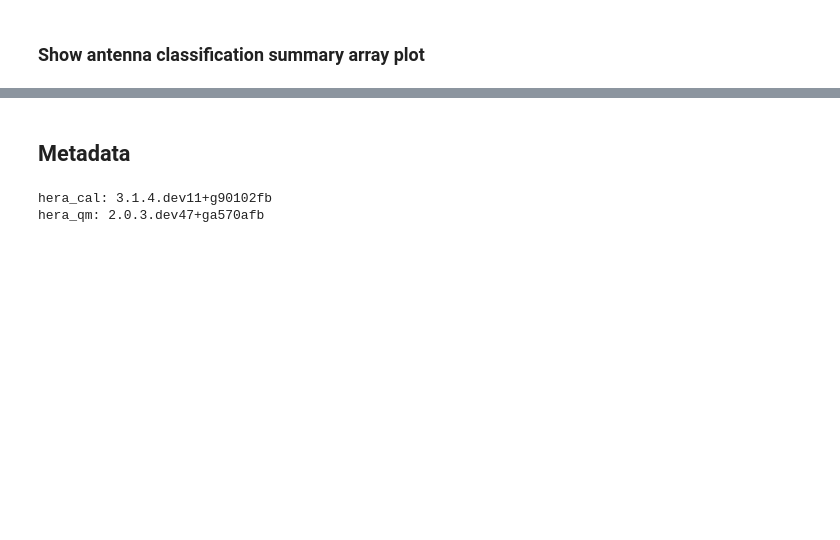
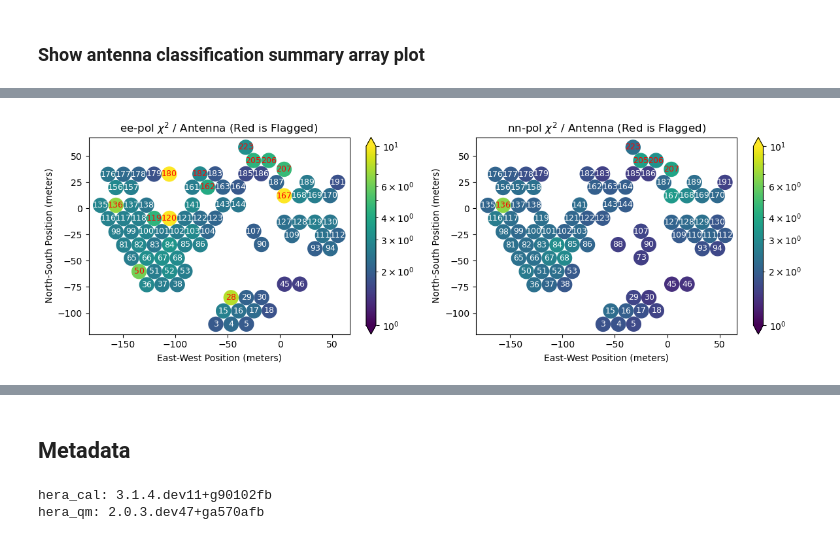
Before and after one commit to HERA-Team/H6C_Notebooks, a Jupyter notebook: file_inspect/file_inspect_2459828.ipynb, the cells around one changed output, grey strips where cells are left out. Cells and saved outputs as stored; diff of their text form; code cells hidden in the pictures; blank space fills up the shorter version.

```diff
--- a/file_inspect/file_inspect_2459828.ipynb
+++ b/file_inspect/file_inspect_2459828.ipynb
@@ -340,0 +330,20 @@ if PLOT:
+# %%
+if PLOT:
+    fig, axes = plt.subplots(1, 2, figsize=(12, 4), dpi=100)
+    for ax, pol in zip(axes, ['ee', 'nn']):
+        ants_to_plot = set([ant for ant in cal['chisq_per_ant'] if utils.join_pol(ant[1], ant[1]) == pol])
+        cspas = [np.median(cal['chisq_per_ant'][ant]) for ant in ants_to_plot]
+        xpos = [hd.antpos[ant[0]][0] for ant in ants_to_plot]
+        ypos = [hd.antpos[ant[0]][1] for ant in ants_to_plot]
+        scatter = ax.scatter(xpos, ypos, s=250, c=cspas, norm=matplotlib.colors.LogNorm(vmin=1, vmax=10))
+        for ant in ants_to_plot:
+            ax.text(hd.antpos[ant[0]][0], hd.antpos[ant[0]][1], ant[0], va='center', ha='center', fontsize=9,
+                    c=('r' if ant in final_class.bad_ants else 'w'))
+        plt.colorbar(scatter, ax=ax, extend='both')
+        ax.axis('equal')
+        ax.set_xlabel('East-West Position (meters)')
+        ax.set_ylabel('North-South Position (meters)')
+        ax.set_title(f'{pol}-pol $\\chi^2$ / Antenna (Red is Flagged)')
+    plt.tight_layout()
+# %% [output]
+[figure, added]
```
Also changed, not shown: parts of 27 cells of this notebook.
